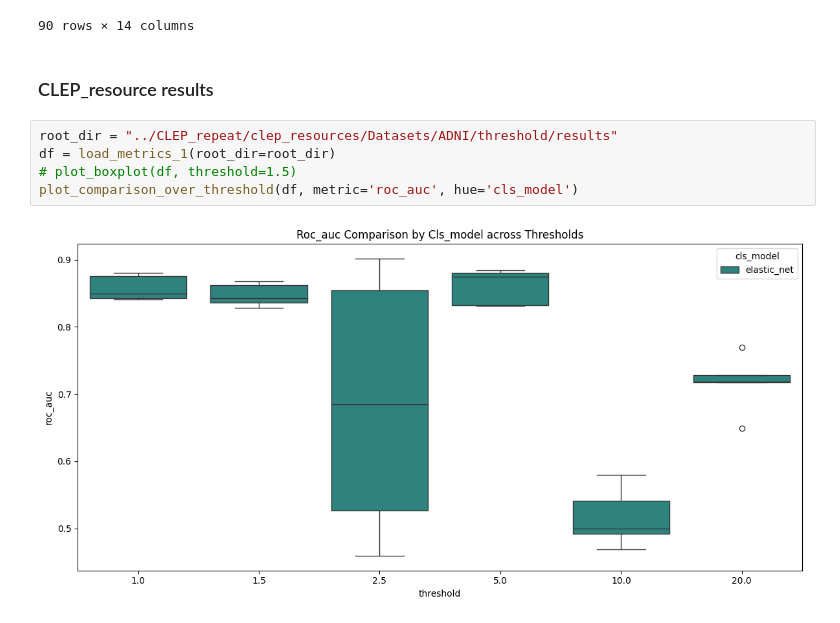
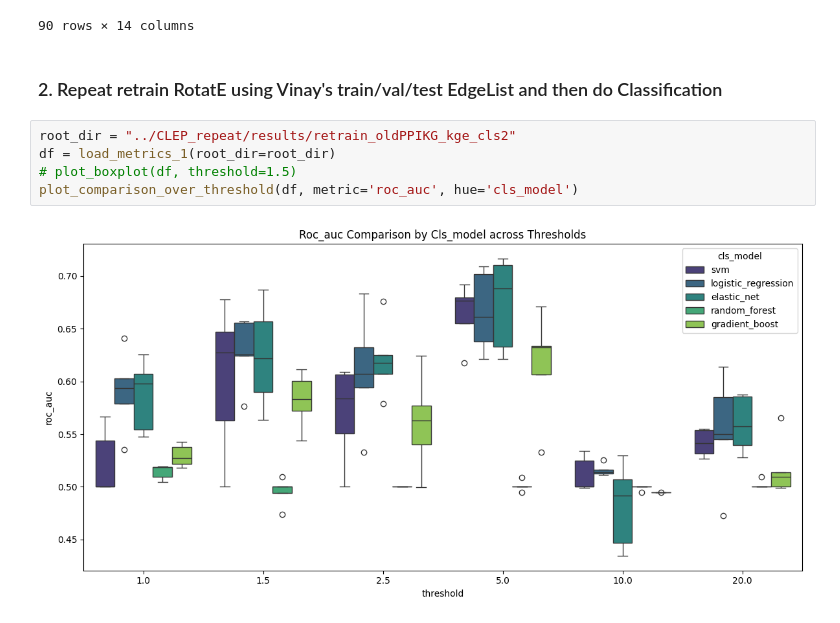
Before and after one commit to Xiaoxuan-Yu-ty/HybridKG, a Jupyter notebook: CLEP_repeat/visualize.ipynb, the cells around one changed output. Saved outputs shown, nothing was run; the diff lists cells and outputs as text.

```diff
--- a/CLEP_repeat/visualize.ipynb
+++ b/CLEP_repeat/visualize.ipynb
@@ -313,12 +323,12 @@ df
 | 88 | 3 | RotatE | random_forest | ecdf | 2.5 | 0.500000 | 0.788618 | 0.651007 | 0.394309 | ... |
 | 89 | 4 | RotatE | random_forest | ecdf | 2.5 | 0.500000 | 0.786885 | 0.648649 | 0.393443 | ... |
 90 rows × 14 columns
-# %% [markdown]
-### CLEP_resource results
-# %%
-root_dir = "../CLEP_repeat/clep_resources/Datasets/ADNI/threshold/results"
-df = load_metrics_1(root_dir=root_dir)
-# plot_boxplot(df, threshold=1.5)
-plot_comparison_over_threshold(df, metric='roc_auc', hue='cls_model')
-# %% [output]
-[figure, removed]
+# %% [markdown]
+### 2. Repeat retrain RotatE using Vinay's train/val/test EdgeList and then do Classification
+# %%
+root_dir = "../CLEP_repeat/results/retrain_oldPPIKG_kge_cls2"
+df = load_metrics_1(root_dir=root_dir)
+# plot_boxplot(df, threshold=1.5)
+plot_comparison_over_threshold(df, metric='roc_auc', hue='cls_model')
+# %% [output]
+[figure, added]
```
Also changed, not shown: parts of 7 cells of this notebook, 5 other files.
